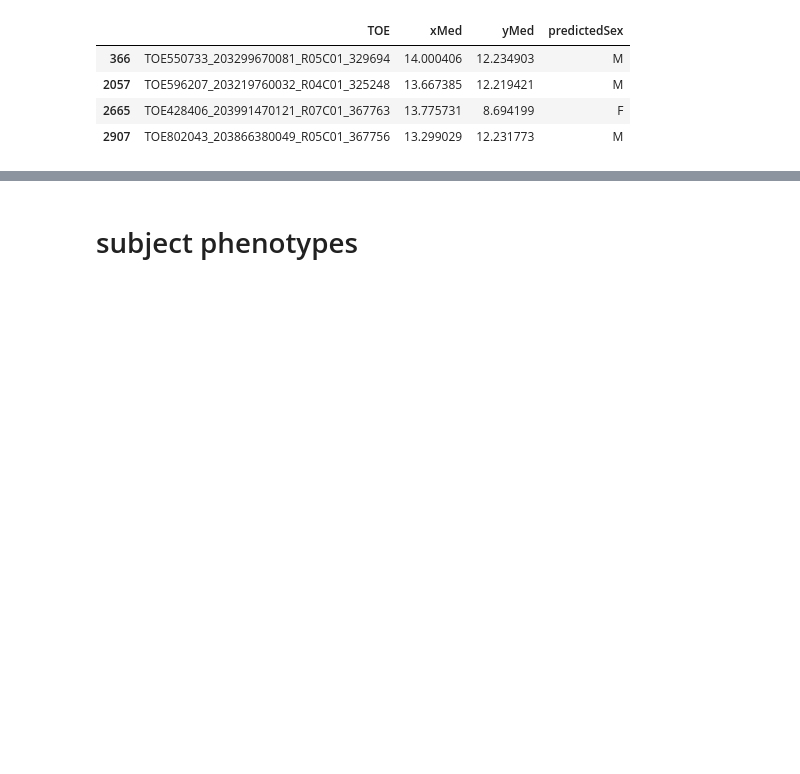
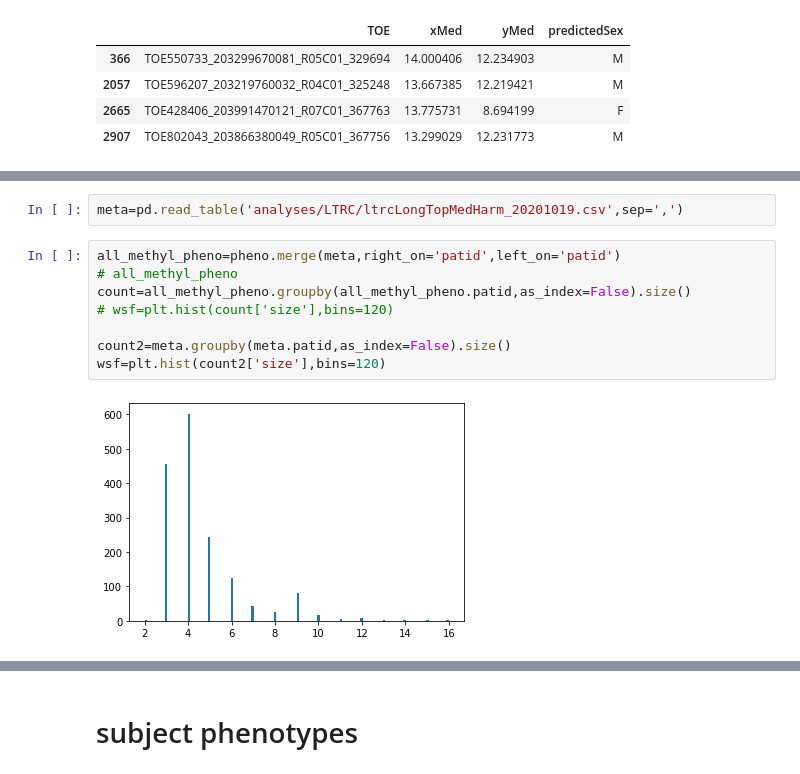
Before and after one commit to dcolinmorgan/mili_benchmark, a Jupyter notebook: sthlm_LTRC_B.ipynb, the cells around one changed output, grey strips where cells are left out. Drawn from its saved outputs; the diff is of its cells as text; blank space fills up the shorter version.

```diff
--- a/sthlm_LTRC_B.ipynb
+++ b/sthlm_LTRC_B.ipynb
@@ -281,0 +340,12 @@ plt.legend(loc="best")
+# %%
+meta=pd.read_table('analyses/LTRC/ltrcLongTopMedHarm_20201019.csv',sep=',')
+# %%
+all_methyl_pheno=pheno.merge(meta,right_on='patid',left_on='patid')
+# all_methyl_pheno
+count=all_methyl_pheno.groupby(all_methyl_pheno.patid,as_index=False).size()
+# wsf=plt.hist(count['size'],bins=120)
+
+count2=meta.groupby(meta.patid,as_index=False).size()
+wsf=plt.hist(count2['size'],bins=120)
+# %% [output]
+[figure, added]
```
Also changed, not shown: parts of 39 cells of this notebook, 8 other files.
